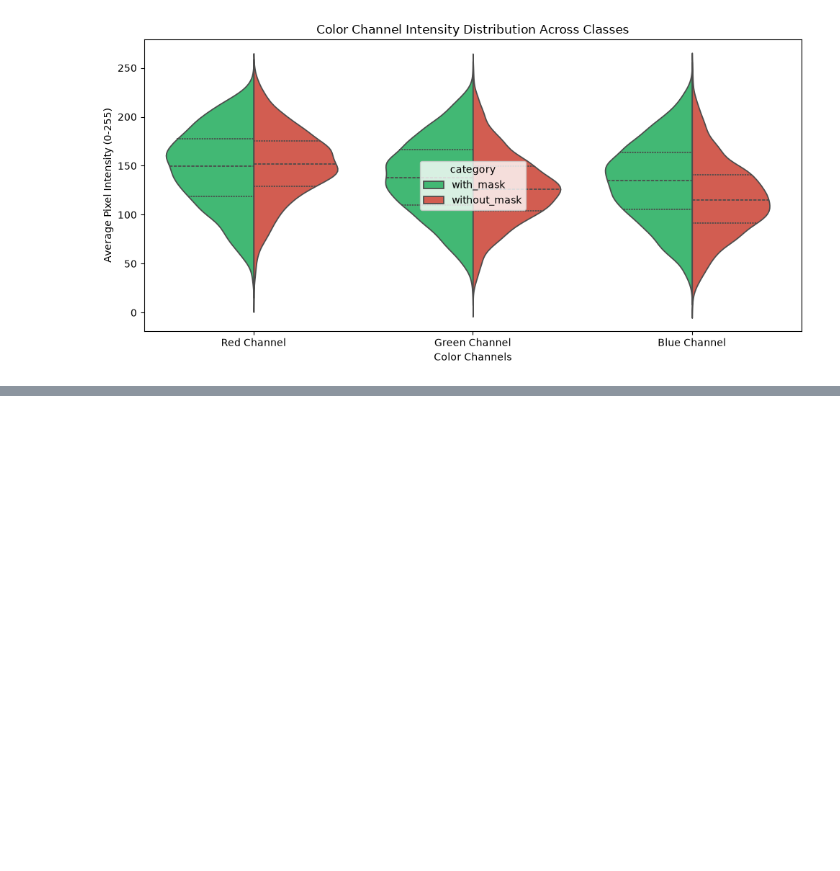
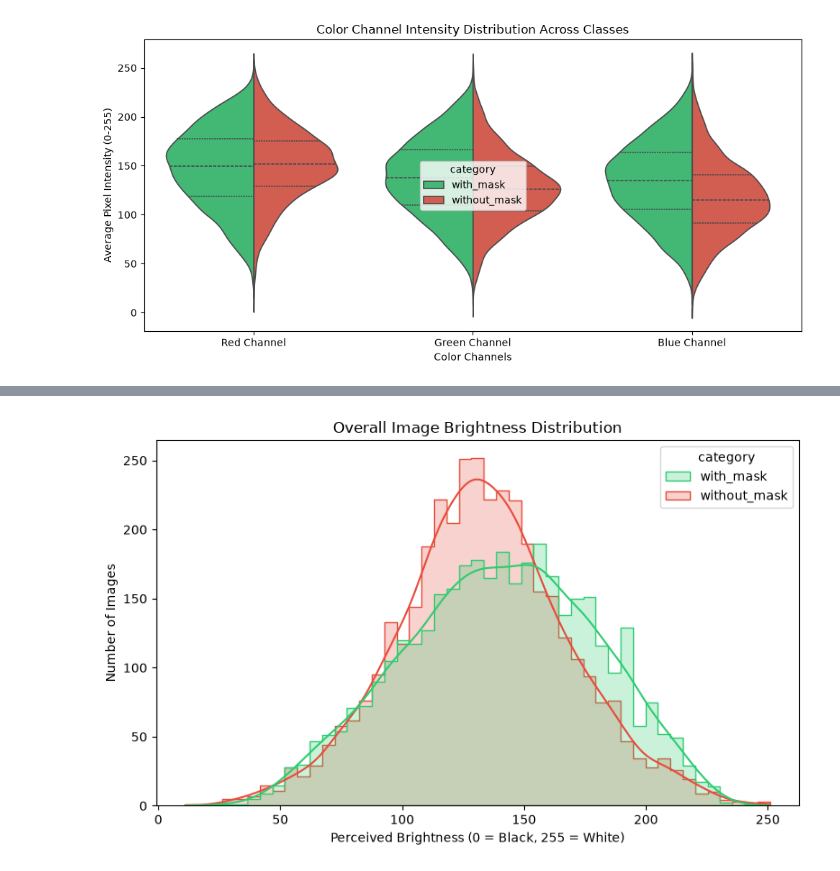
Before and after one commit to umandathathsarani/Face-Mask-Detector, a Jupyter notebook: notebooks/00_eda_visualization.ipynb, the cells around one changed output, grey strips where cells are left out. Saved outputs shown, nothing was run; the diff lists cells and outputs as text; code cells hidden in the pictures; blank space fills up the shorter version.

Commit message:
Add brightness and average face visualizations to EDA

```diff
--- a/notebooks/00_eda_visualization.ipynb
+++ b/notebooks/00_eda_visualization.ipynb
@@ -125,0 +132,13 @@ plt.show()
+# %%
+# Calculate perceived brightness for each image
+df['brightness'] = 0.299 * df['r_mean'] + 0.587 * df['g_mean'] + 0.114 * df['b_mean']
+
+plt.figure(figsize=(8, 5))
+sns.histplot(data=df, x='brightness', hue='category', kde=True, element='step', palette=['#2ecc71', '#e74c3c'])
+plt.title('Overall Image Brightness Distribution')
+plt.xlabel('Perceived Brightness (0 = Black, 255 = White)')
+plt.ylabel('Number of Images')
+plt.tight_layout()
+plt.show()
+# %% [output]
+[figure, added]
```
Also changed, not shown: parts of 3 cells of this notebook.
